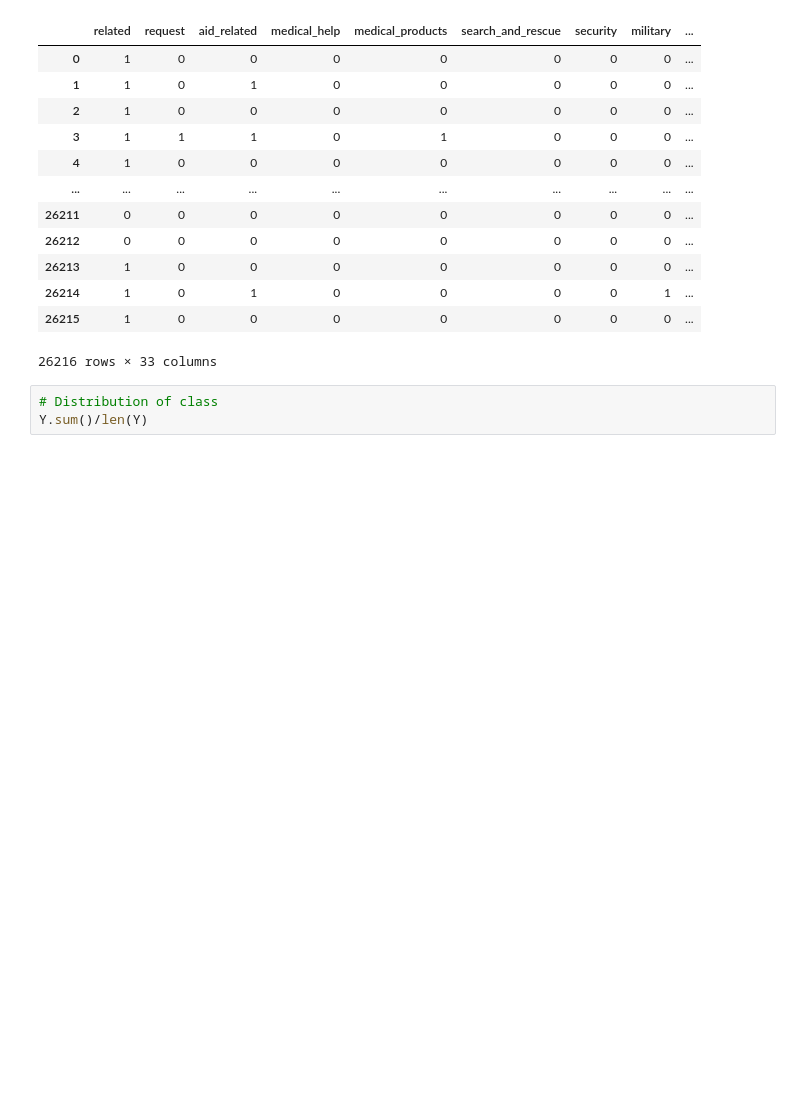
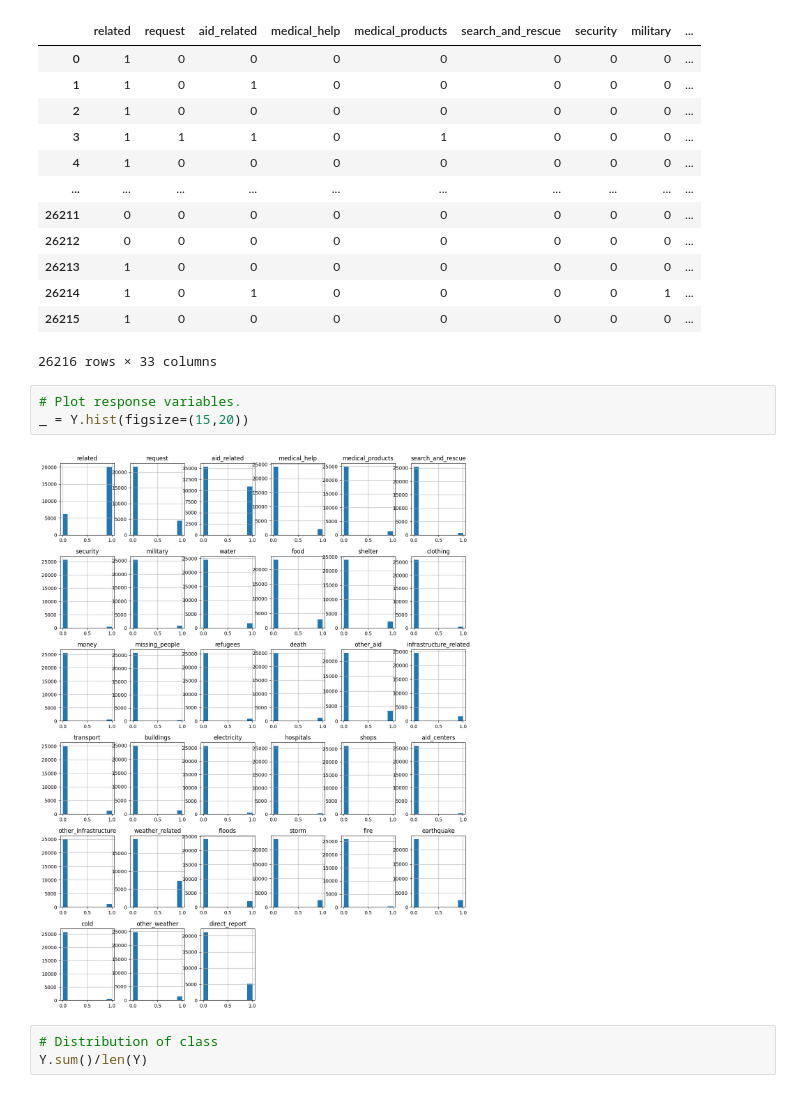
Before and after one commit to LourensWalters/data-science, a Jupyter notebook: notebooks/data-engineering/ML Pipeline Preparation.ipynb, the cells around one changed output. Drawn from its saved outputs; the diff is of its cells as text; blank space fills up the shorter version.

```diff
--- a/notebooks/data-engineering/ML Pipeline Preparation.ipynb
+++ b/notebooks/data-engineering/ML Pipeline Preparation.ipynb
@@ -140,6 +140,11 @@ Y
 | 26214 | 1 | 0 | 1 | 0 | 0 | 0 | 0 | 1 | ... |
 | 26215 | 1 | 0 | 0 | 0 | 0 | 0 | 0 | 0 | ... |
 26216 rows × 33 columns
+# %%
+# Plot response variables.
+_ = Y.hist(figsize=(15,20))
+# %% [output]
+[figure, added]
 # %%
 # Distribution of class
 Y.sum()/len(Y)
```
Also changed, not shown: parts of 12 cells of this notebook, 7 other files.
